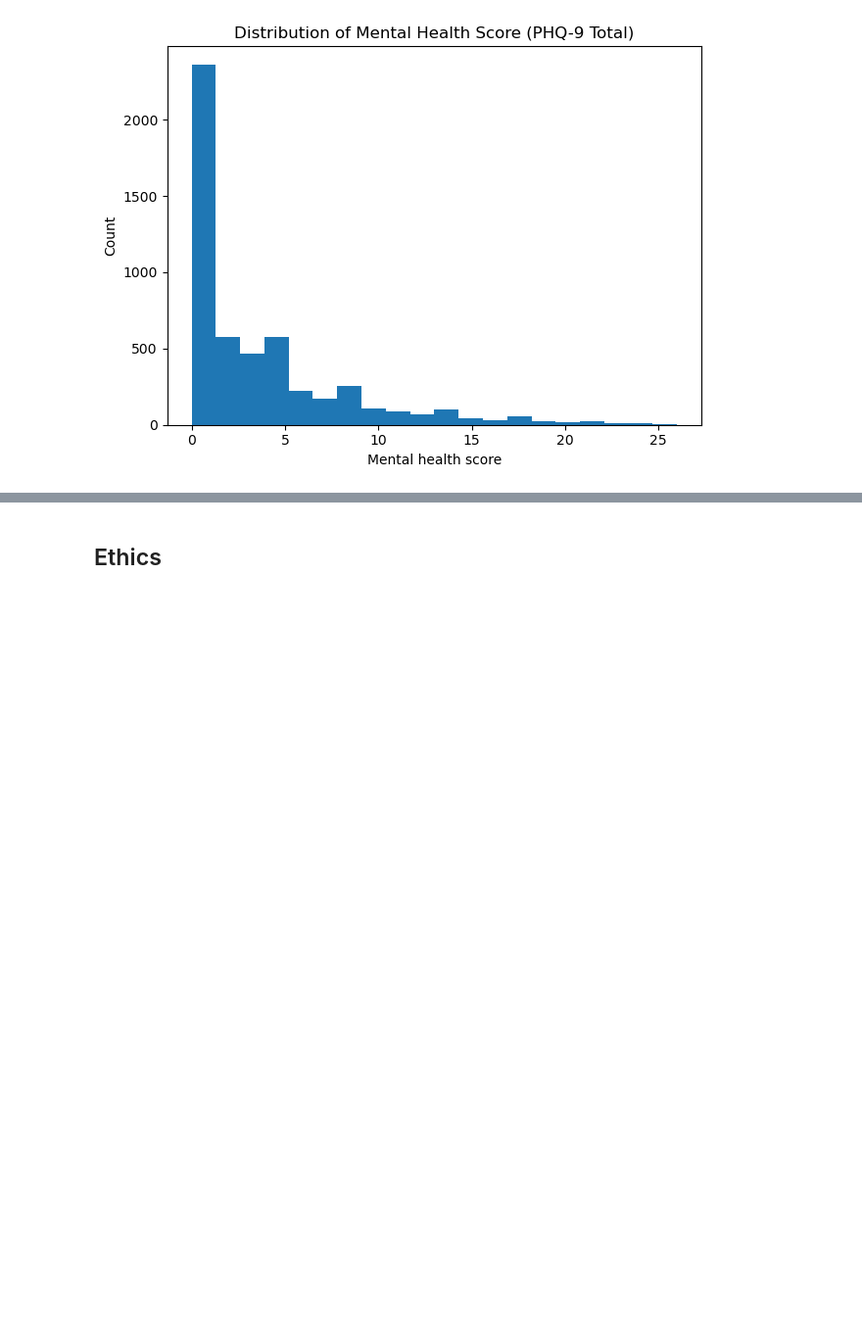
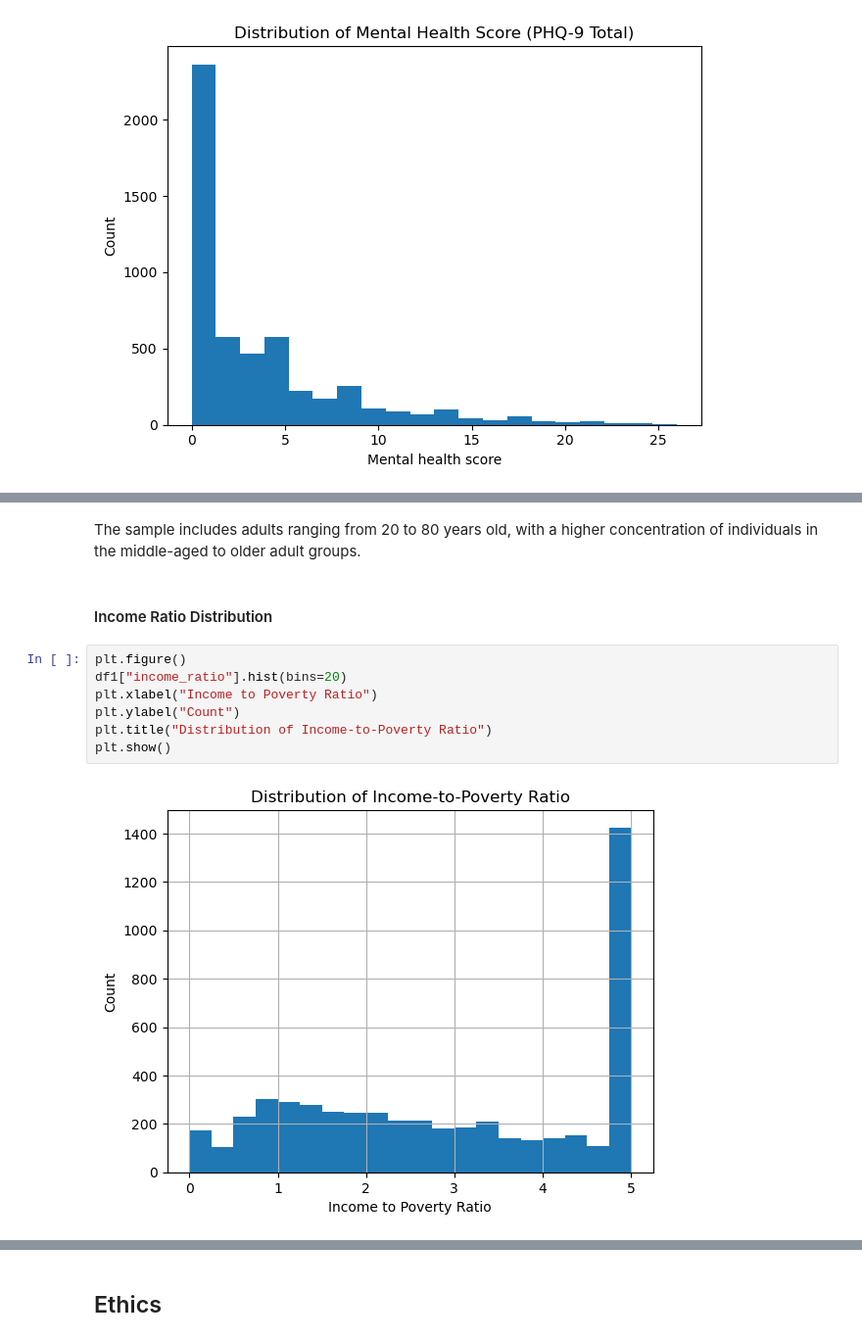
Before and after one commit to COGS108/Group150_WI26, a Jupyter notebook: 02-EDACheckpoint.ipynb, the cells around one changed output, grey strips where cells are left out. Shown at 98% size. Cells and saved outputs as stored; diff of their text form; blank space fills up the shorter version.

```diff
--- a/02-EDACheckpoint.ipynb
+++ b/02-EDACheckpoint.ipynb
@@ -470,0 +487,13 @@ plt.show()
+# %% [markdown]
+The sample includes adults ranging from 20 to 80 years old, with a higher concentration of individuals in the middle-aged to older adult groups.
+# %% [markdown]
+#### Income Ratio Distribution
+# %%
+plt.figure()
+df1["income_ratio"].hist(bins=20)
+plt.xlabel("Income to Poverty Ratio")
+plt.ylabel("Count")
+plt.title("Distribution of Income-to-Poverty Ratio")
+plt.show()
+# %% [output]
+[figure, added]
```
Also changed, not shown: parts of 28 cells of this notebook.
